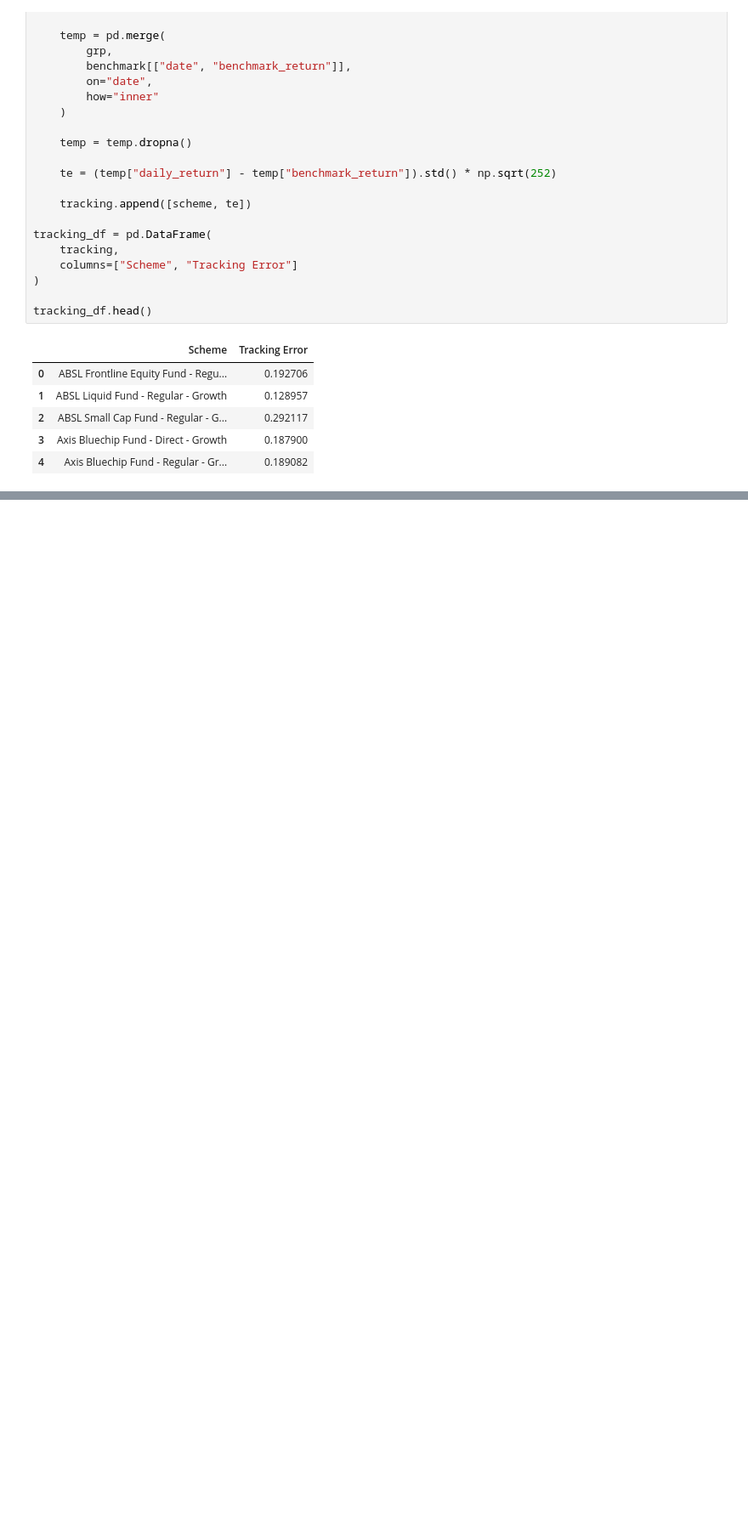
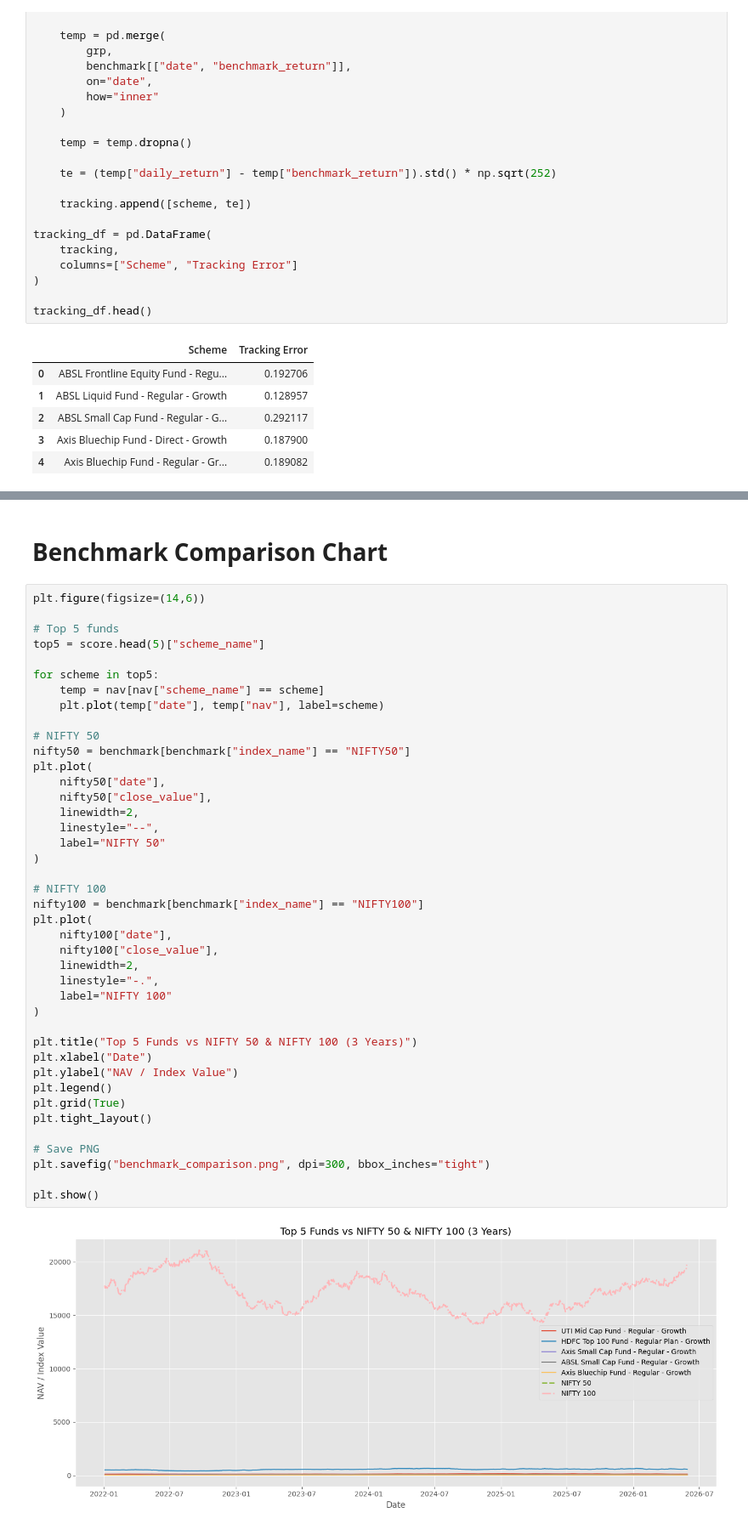
Before and after one commit to Karan-Roshan/Bluestock-Data_Analyst, a Jupyter notebook: Mutual Fund Analytics/notebooks/Performance_Analytics.ipynb, the cells around one changed output, grey strips where cells are left out. Shown at 85% size. Saved outputs shown, nothing was run; the diff lists cells and outputs as text; blank space fills up the shorter version.

Commit message:
Update benchmark comparison chart & Performance_Analytics.ipynb

```diff
--- a/Mutual Fund Analytics/notebooks/Performance_Analytics.ipynb
+++ b/Mutual Fund Analytics/notebooks/Performance_Analytics.ipynb
@@ -582,0 +587,45 @@ tracking_df.head()
+# %% [markdown]
+# **Benchmark Comparison Chart**
+# %%
+plt.figure(figsize=(14,6))
+
+# Top 5 funds
+top5 = score.head(5)["scheme_name"]
+
+for scheme in top5:
+    temp = nav[nav["scheme_name"] == scheme]
+    plt.plot(temp["date"], temp["nav"], label=scheme)
+
+# NIFTY 50
+nifty50 = benchmark[benchmark["index_name"] == "NIFTY50"]
+plt.plot(
+    nifty50["date"],
+    nifty50["close_value"],
+    linewidth=2,
+    linestyle="--",
+    label="NIFTY 50"
+)
+
+# NIFTY 100
+nifty100 = benchmark[benchmark["index_name"] == "NIFTY100"]
+plt.plot(
+    nifty100["date"],
+    nifty100["close_value"],
+    linewidth=2,
+    linestyle="-.",
+    label="NIFTY 100"
+)
+
+plt.title("Top 5 Funds vs NIFTY 50 & NIFTY 100 (3 Years)")
+plt.xlabel("Date")
+plt.ylabel("NAV / Index Value")
+plt.legend()
+plt.grid(True)
+plt.tight_layout()
+
+# Save PNG
+plt.savefig("benchmark_comparison.png", dpi=300, bbox_inches="tight")
+
+plt.show()
+# %% [output]
+[figure, added]
```
Also changed, not shown: parts of 1 cell of this notebook, 7 other files.
